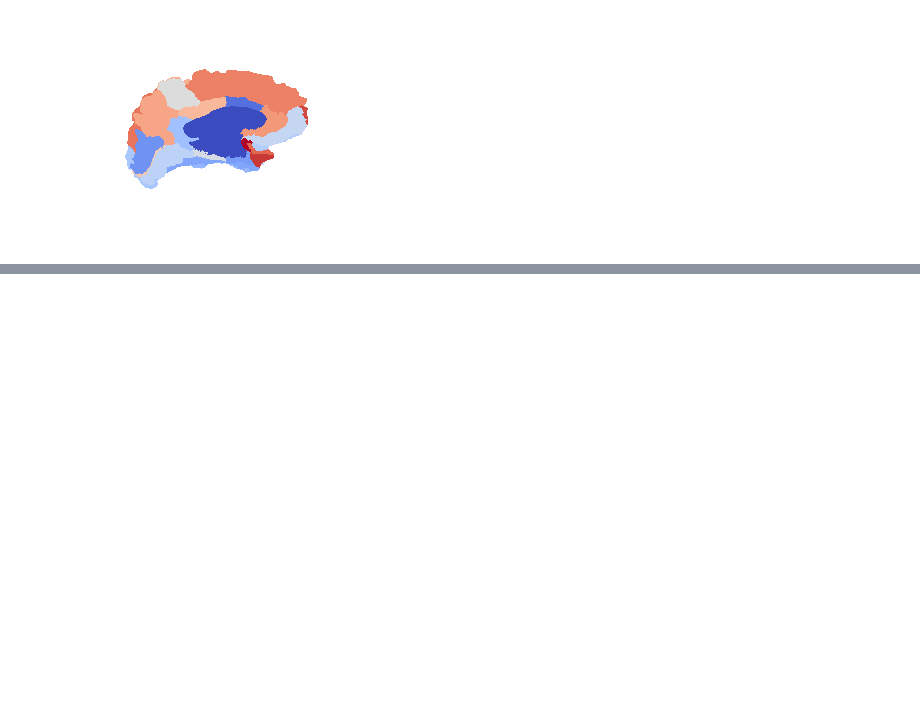
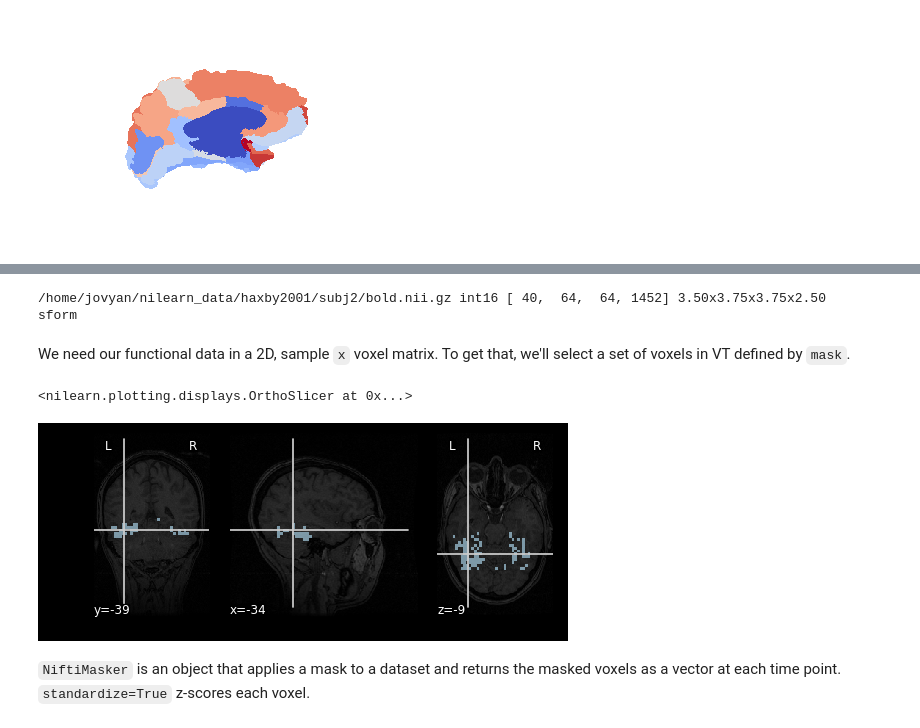
Before and after one commit to nipy/workshops, a Jupyter notebook: 2017-03-boston/lectures/nibabel_nilearn_tutorial.ipynb, the cells around one changed output, grey strips where cells are left out. Drawn from its saved outputs; the diff is of its cells as text; code cells hidden in the pictures; blank space fills up the shorter version.

Commit message:
Update text, begin nilearn ML bit

```diff
--- a/2017-03-boston/lectures/nibabel_nilearn_tutorial.ipynb
+++ b/2017-03-boston/lectures/nibabel_nilearn_tutorial.ipynb
@@ -398,0 +425,23 @@ _ = nl.plotting.plot_surf_roi('lh.white', aparc[0], bg_map=sulc, view='medial')
+# %%
+import nilearn.datasets
+import nilearn.input_data
+haxby_dataset = nl.datasets.fetch_haxby()
+
+bold = haxby_dataset.func[0]
+mask = haxby_dataset.mask_vt[0]
+anat = haxby_dataset.anat[0]
+labels = haxby_dataset.session_target[0]
+
+!nib-ls $bold
+# %% [output]
+/home/jovyan/nilearn_data/haxby2001/subj2/bold.nii.gz int16 [ 40,  64,  64, 1452] 3.50x3.75x3.75x2.50   sform
+# %% [markdown]
+We need our functional data in a 2D, sample `x` voxel matrix. To get that, we'll select a set of voxels in VT defined by `mask`.
+# %%
+nl.plotting.plot_roi(mask, anat, cmap='Paired')
+# %% [output]
+<nilearn.plotting.displays.OrthoSlicer at 0x...>
+[figure, added]
+# %% [markdown]
+`NiftiMasker` is an object that applies a mask to a dataset and returns the masked voxels as a vector at each time point.
+`standardize=True` z-scores each voxel.
```
Also changed, not shown: parts of 24 cells of this notebook.
